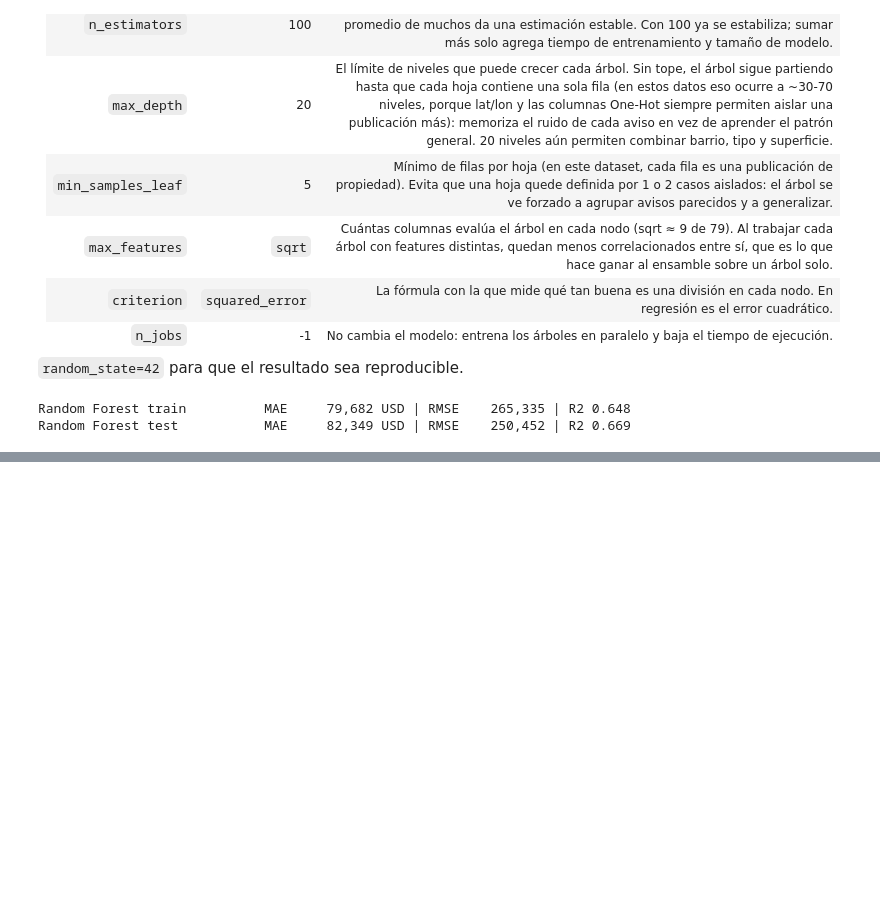
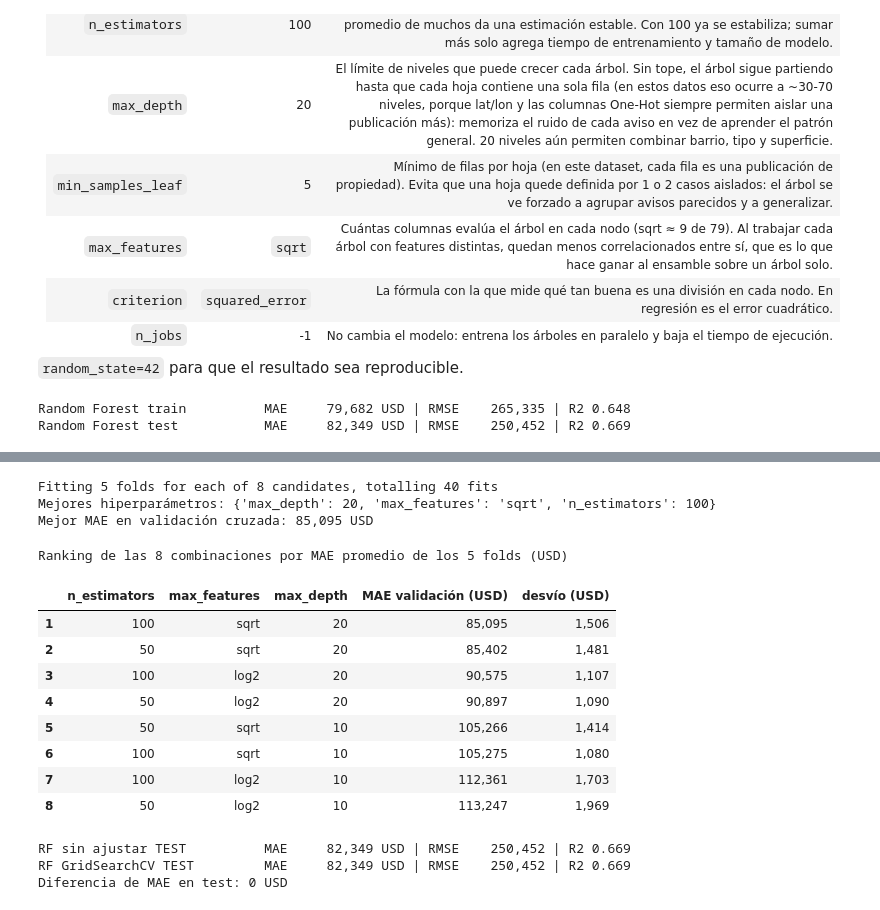
Before and after one commit to andyranitzsch/itba-machine-learning-course, a Jupyter notebook: TP_MLE.ipynb, the cells around one changed output, grey strips where cells are left out. Drawn from its saved outputs; the diff is of its cells as text; code cells hidden in the pictures; blank space fills up the shorter version.

Commit message:
Complete Part 2: GridSearchCV results and final conclusions

```diff
--- a/TP_MLE.ipynb
+++ b/TP_MLE.ipynb
@@ -822,0 +840,73 @@ Random Forest test           MAE     82,349 USD | RMSE    250,452 | R2 0.669
+# %%
+from sklearn.model_selection import GridSearchCV
+
+param_grid = {
+    "n_estimators": [50, 100],
+    "max_features": ["sqrt", "log2"],
+    "max_depth": [10, 20],
+}
+
+base = RandomForestRegressor(
+    min_samples_leaf=5,
+    criterion="squared_error",
+    n_jobs=-1,
+    random_state=RANDOM_STATE,
+)
+
+grid = GridSearchCV(
+    estimator=base,
+    param_grid=param_grid,
+    cv=5,
+    scoring="neg_mean_absolute_error",
+    n_jobs=-1,
+    verbose=1,
+)
+
+grid.fit(X_train, y_train)
+
+print("Mejores hiperparámetros:", grid.best_params_)
+print(f"Mejor MAE en validación cruzada: {-grid.best_score_:,.0f} USD")
+# %% [output]
+Fitting 5 folds for each of 8 candidates, totalling 40 fits
+Mejores hiperparámetros: {'max_depth': 20, 'max_features': 'sqrt', 'n_estimators': 100}
+Mejor MAE en validación cruzada: 85,095 USD
+# %%
+cv = pd.DataFrame(grid.cv_results_)[
+    ["param_n_estimators", "param_max_features", "param_max_depth", "mean_test_score", "std_test_score"]
+].copy()
+cv["mean_test_score"] = -cv["mean_test_score"]  # positivo = MAE
+cv = cv.sort_values("mean_test_score").reset_index(drop=True)
+cv.index += 1
+
+cv.rename(columns={
+    "param_n_estimators": "n_estimators",
+    "param_max_features": "max_features",
+    "param_max_depth": "max_depth",
+    "mean_test_score": "MAE validación (USD)",
+    "std_test_score": "desvío (USD)",
+}).style.format({
+    "MAE validación (USD)": "{:,.0f}",
+    "desvío (USD)": "{:,.0f}",
+}).set_caption("Ranking de las 8 combinaciones por MAE promedio de los 5 folds (USD)")
+# %% [output]
+Ranking de las 8 combinaciones por MAE promedio de los 5 folds (USD)
+|  | n_estimators | max_features | max_depth | MAE validación (USD) | desvío (USD) |
+| 1 | 100 | sqrt | 20 | 85,095 | 1,506 |
+| 2 | 50 | sqrt | 20 | 85,402 | 1,481 |
+| 3 | 100 | log2 | 20 | 90,575 | 1,107 |
+| 4 | 50 | log2 | 20 | 90,897 | 1,090 |
+| 5 | 50 | sqrt | 10 | 105,266 | 1,414 |
+| 6 | 100 | sqrt | 10 | 105,275 | 1,080 |
+| 7 | 100 | log2 | 10 | 112,361 | 1,703 |
+| 8 | 50 | log2 | 10 | 113,247 | 1,969 |
+# %%
+# Evaluación única en el test: modelo sin ajustar (2a) vs mejor modelo del grid
+reportar("RF sin ajustar TEST", y_test, rf.predict(X_test))
+reportar("RF GridSearchCV TEST", y_test, grid.predict(X_test))
+
+mejora = mean_absolute_error(y_test, rf.predict(X_test)) - mean_absolute_error(y_test, grid.predict(X_test))
+print(f"Diferencia de MAE en test: {mejora:,.0f} USD")
+# %% [output]
+RF sin ajustar TEST          MAE     82,349 USD | RMSE    250,452 | R2 0.669
+RF GridSearchCV TEST         MAE     82,349 USD | RMSE    250,452 | R2 0.669
+Diferencia de MAE en test: 0 USD
```
Also changed, not shown: parts of 4 cells of this notebook.
